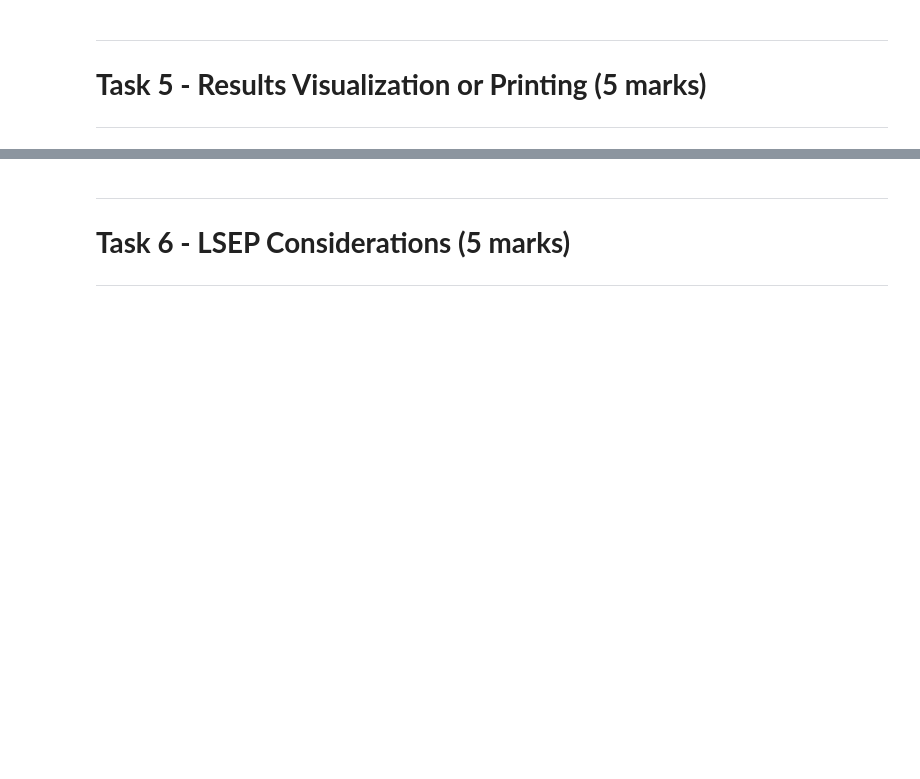
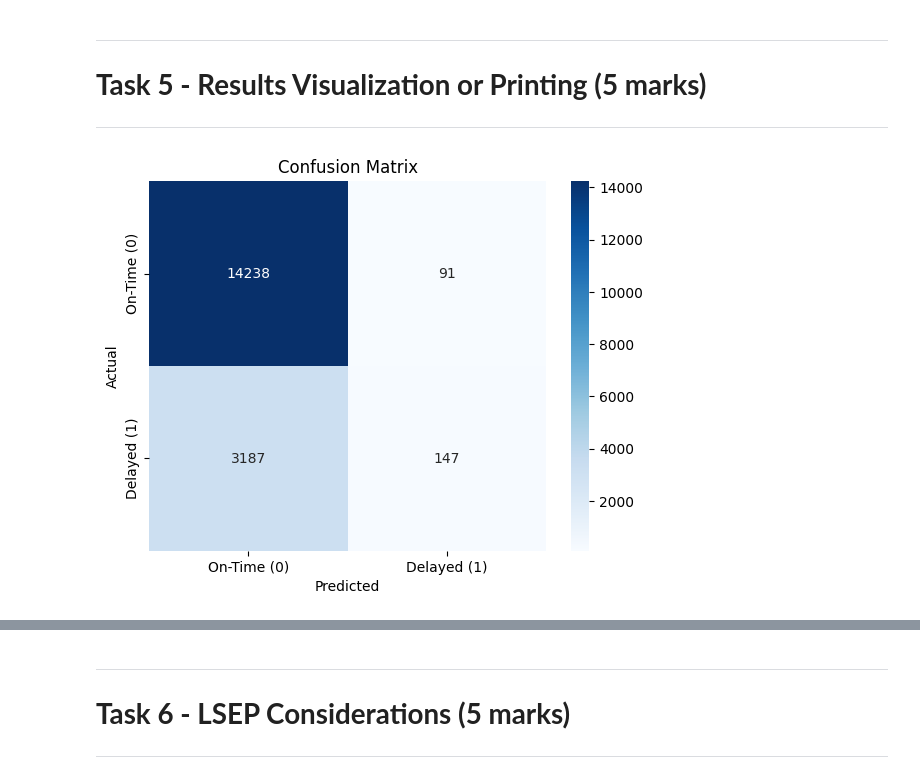
Before and after one commit to AjanEshwara/AirTrafficSim, a Jupyter notebook: Group_50_CRWK_CN7030.ipynb, the cells around one changed output, grey strips where cells are left out. Cells and saved outputs as stored; diff of their text form; code cells hidden in the pictures; blank space fills up the shorter version.

```diff
--- a/Group_50_CRWK_CN7030.ipynb
+++ b/Group_50_CRWK_CN7030.ipynb
@@ -469,0 +530,19 @@ f1 score:  8.23
+# %%
+##1st student name: Walgama Eshwarage Don Eshwara - 2782761
+from sklearn.metrics import confusion_matrix
+import seaborn as sns
+import matplotlib.pyplot as plt
+# Convert predictions to Pandas
+pred_pd = lr_prediction_test.select("DEP_DEL15", "prediction").toPandas()
+
+# Generate confusion matrix
+cm = confusion_matrix(pred_pd["DEP_DEL15"], pred_pd["prediction"])
+sns.heatmap(cm, annot=True, fmt="d", cmap="Blues",
+            xticklabels=["On-Time (0)", "Delayed (1)"],
+            yticklabels=["On-Time (0)", "Delayed (1)"])
+plt.xlabel("Predicted")
+plt.ylabel("Actual")
+plt.title("Confusion Matrix")
+plt.show()
+# %% [output]
+[figure, added]
```
Also changed, not shown: parts of 32 cells of this notebook.
